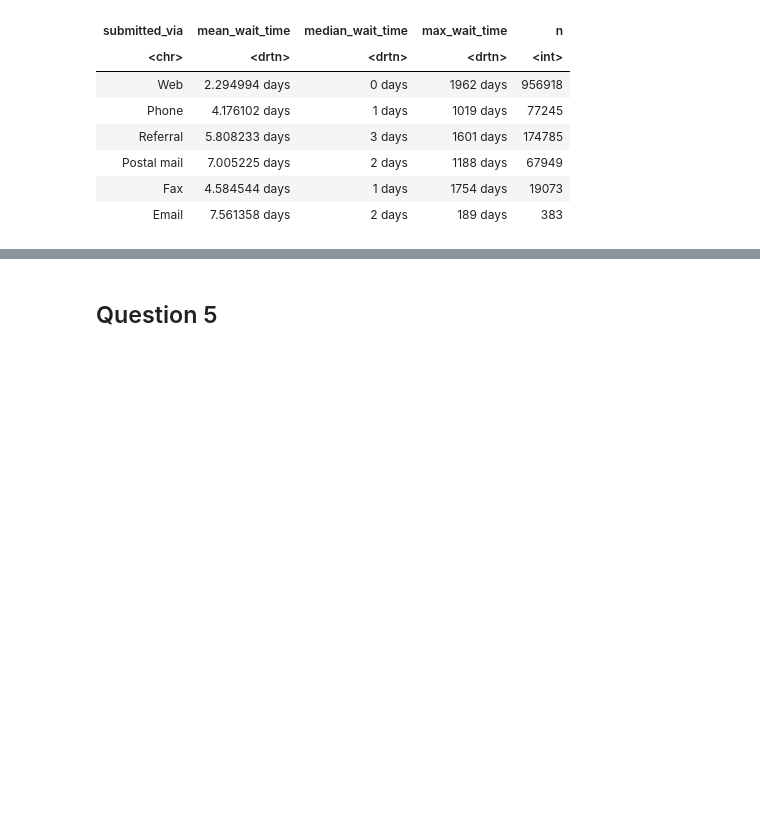
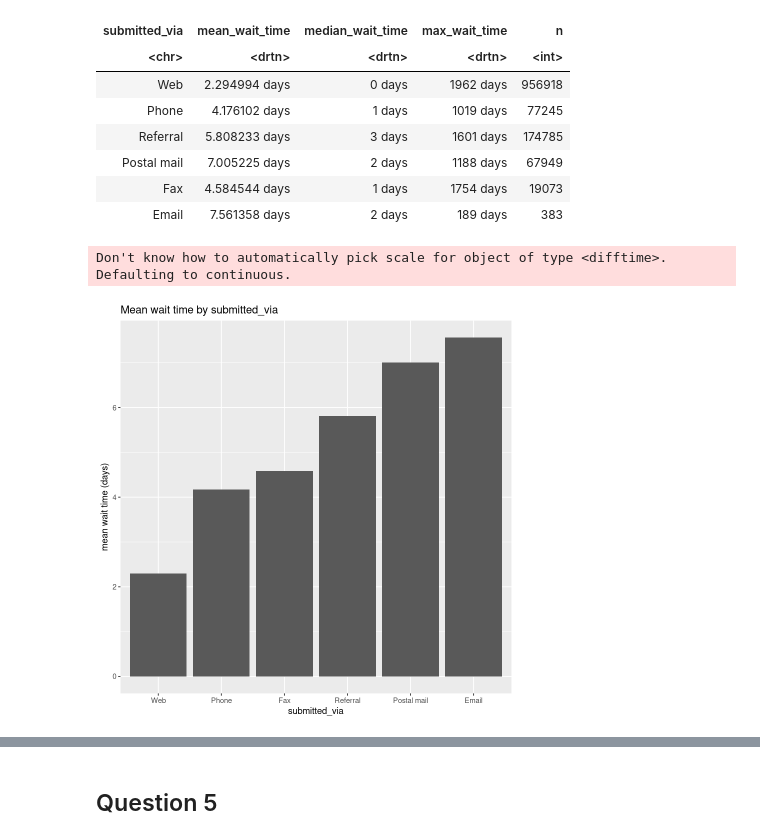
Before and after one commit to dwijenchawra/tdm202, a Jupyter notebook: project12/dwijen-chawra-project12.ipynb, the cells around one changed output, grey strips where cells are left out. Cells and saved outputs as stored; diff of their text form; code cells hidden in the pictures; blank space fills up the shorter version.

```diff
--- a/project12/dwijen-chawra-project12.ipynb
+++ b/project12/dwijen-chawra-project12.ipynb
@@ -169,3 +153,15 @@ A data.frame: 6 × 5
 | Postal mail | 7.005225 days | 2 days | 1188 days | 67949 |
 | Fax | 4.584544 days | 1 days | 1754 days | 19073 |
 | Email | 7.561358 days | 2 days | 189 days | 383 |
+# %%
+wait_time_bar <- ggplot(wait_time_stats, aes(x = reorder(submitted_via, mean_wait_time, ), y = mean_wait_time)) +
+  geom_bar(stat = "identity") +
+  labs(title = "Mean wait time by submitted_via",
+       x = "submitted_via",
+       y = "mean wait time (days)")
+
+wait_time_bar
+# %% [output]
+Don't know how to automatically pick scale for object of type <difftime>.
+Defaulting to continuous.
+[figure, added]
```
Also changed, not shown: parts of 4 cells of this notebook.
